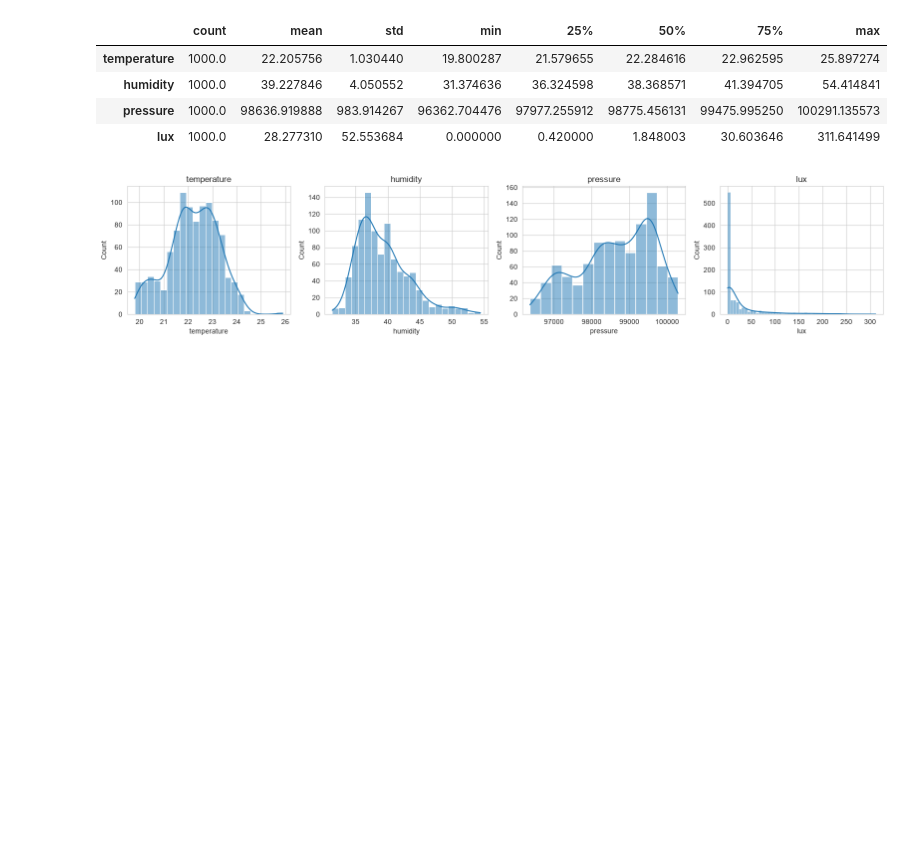
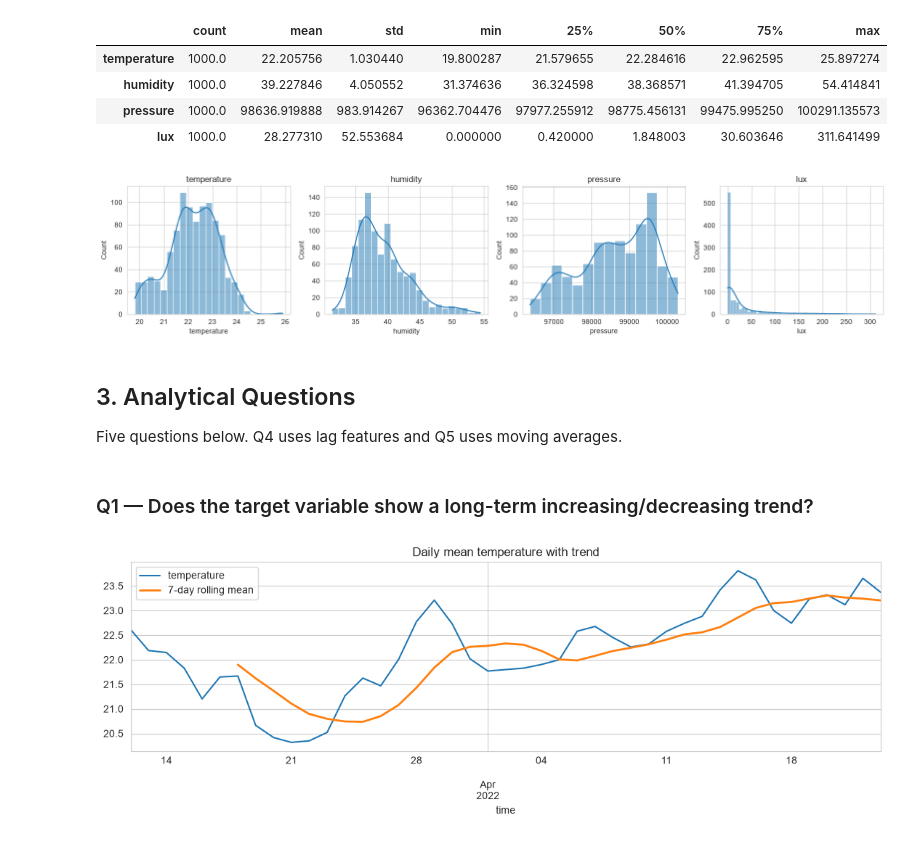
Before and after one commit to nehemmy55/Formative1--pipeline4, a Jupyter notebook: task1_timeseries_pipeline_fast.ipynb, the cells around one changed output. Saved outputs shown, nothing was run; the diff lists cells and outputs as text; code cells hidden in the pictures; blank space fills up the shorter version.

```diff
--- a/task1_timeseries_pipeline_fast.ipynb
+++ b/task1_timeseries_pipeline_fast.ipynb
@@ -160,3 +160,20 @@ plt.tight_layout()
 plt.show()
 # %% [output]
 [figure]
+# %% [markdown]
+## 3. Analytical Questions
+
+Five questions below. Q4 uses lag features and Q5 uses moving averages.
+# %% [markdown]
+### Q1 — Does the target variable show a long-term increasing/decreasing trend?
+# %%
+daily = df_clean[CONFIG["target_col"]].resample('D').mean()
+fig, ax = plt.subplots()
+daily.plot(ax=ax)
+daily.rolling(7).mean().plot(ax=ax, linewidth=2, label='7-day rolling mean')
+ax.set_title(f"Daily mean {CONFIG['target_col']} with trend")
+ax.legend()
+plt.tight_layout()
+plt.show()
+# %% [output]
+[figure, added]
```
Also changed, not shown: parts of 34 cells of this notebook.
